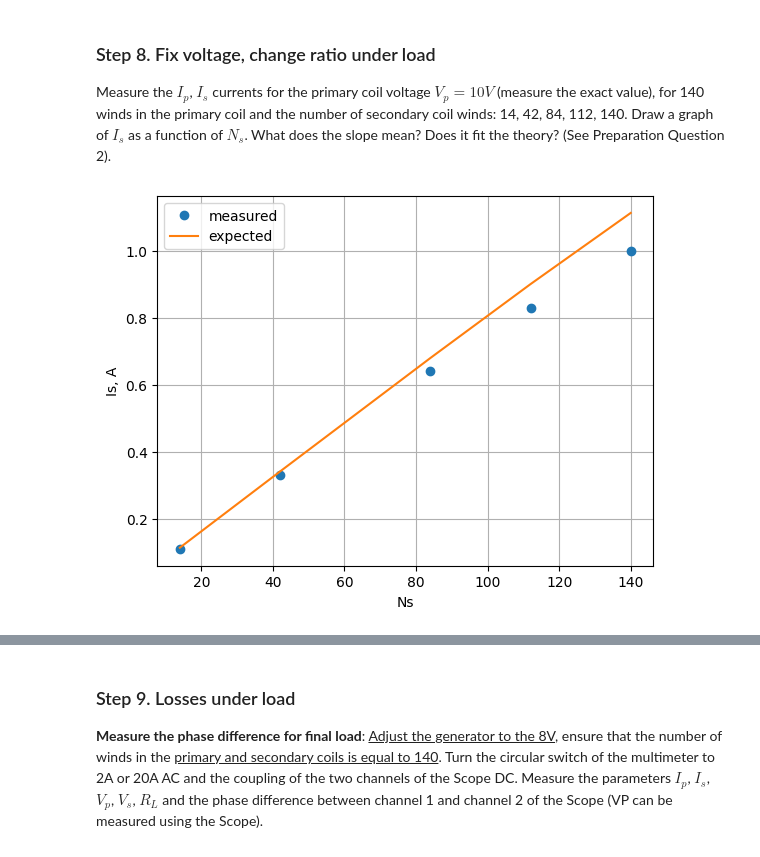
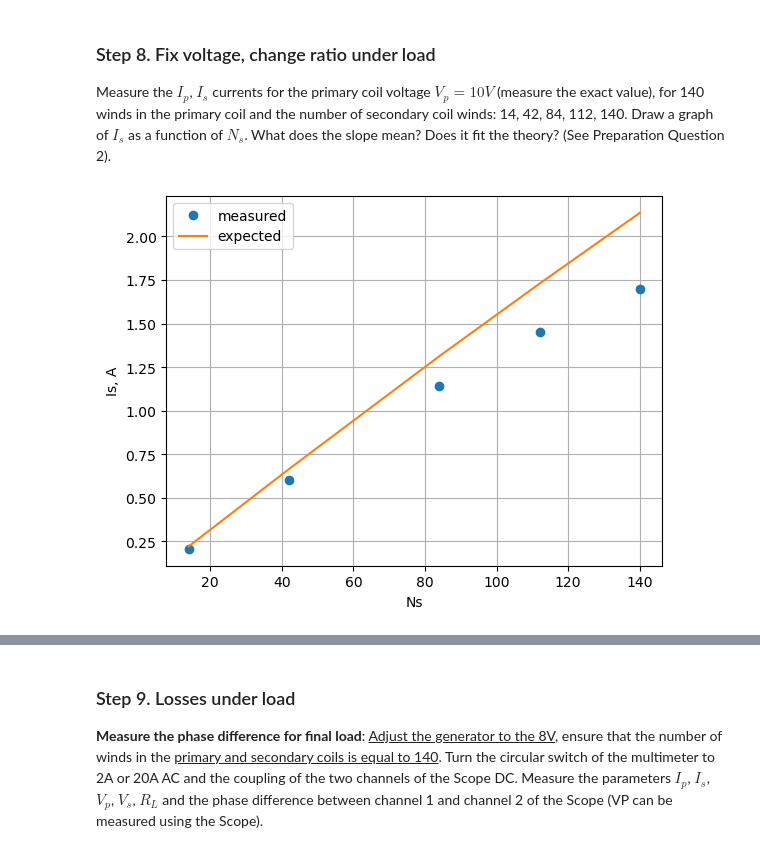
Before and after one commit to evgeny-kolonsky/Lab2_Transformer, a Jupyter notebook: Technion_ph_Transformer_lab.ipynb, the cells around one changed output, grey strips where cells are left out. Drawn from its saved outputs; the diff is of its cells as text; code cells hidden in the pictures.

```diff
--- a/Technion_ph_Transformer_lab.ipynb
+++ b/Technion_ph_Transformer_lab.ipynb
@@ -702,27 +708,27 @@ plt.legend()
 Measure the $𝐼_𝑝$, $𝐼_𝑠$ currents for the primary coil voltage $𝑉_𝑝 = 10𝑉$ (measure the exact value), for 140 winds in the primary coil and the number of secondary coil winds: 14, 42, 84, 112, 140. Draw a graph of $𝐼_𝑠$ as a function of $𝑁_𝑠$. What does the slope mean? Does it fit the theory? (See Preparation Question 2).
 # %%
 # measurements: each line a point Ns, Vp, Ip, Vs, Is
-RL = 9.5 # Ohm
+RL = 4.9 # Ohm
 measurements = '''
 # Ns, Vp, Ip, Vs, Is
-14 10.8 0.34 1.05 0.11
-42 10.8 0.39 3.11 0.33
-84 10.76 0.63 6.0 0.64
-112 10.69 0.91 7.85 0.83
-140 10.57 1.24 9.4 1.0
+14 10.89 0.30 1.01 0.207
+42 10.87 0.43 2.94 0.601
+84 10.72 0.90 5.64 1.14
+112 10.59 1.36 7.08 1.45
+140 10.46 1.90 8.25 1.70
 '''
 Ns, Vp, Ip, Vs, Is = np.genfromtxt(measurements.splitlines(), dtype=float).T
 Np = 140
 Vs_expected = Vp *  Ns / Np
 Is_expected = Vs_expected / RL
 plt.plot(Ns, Is, 'o')
 plt.plot(Ns, Is_expected, '-')
 plt.xlabel('Ns')
 plt.ylabel('Is, A')
 plt.legend(['measured', 'expected'])
 plt.grid()
 # %% [output]
-[figure, old version]
+[figure, new version]
 # %%
 Vs_expected / Vs
 # %% [output]
```
Also changed, not shown: parts of 16 cells of this notebook.
